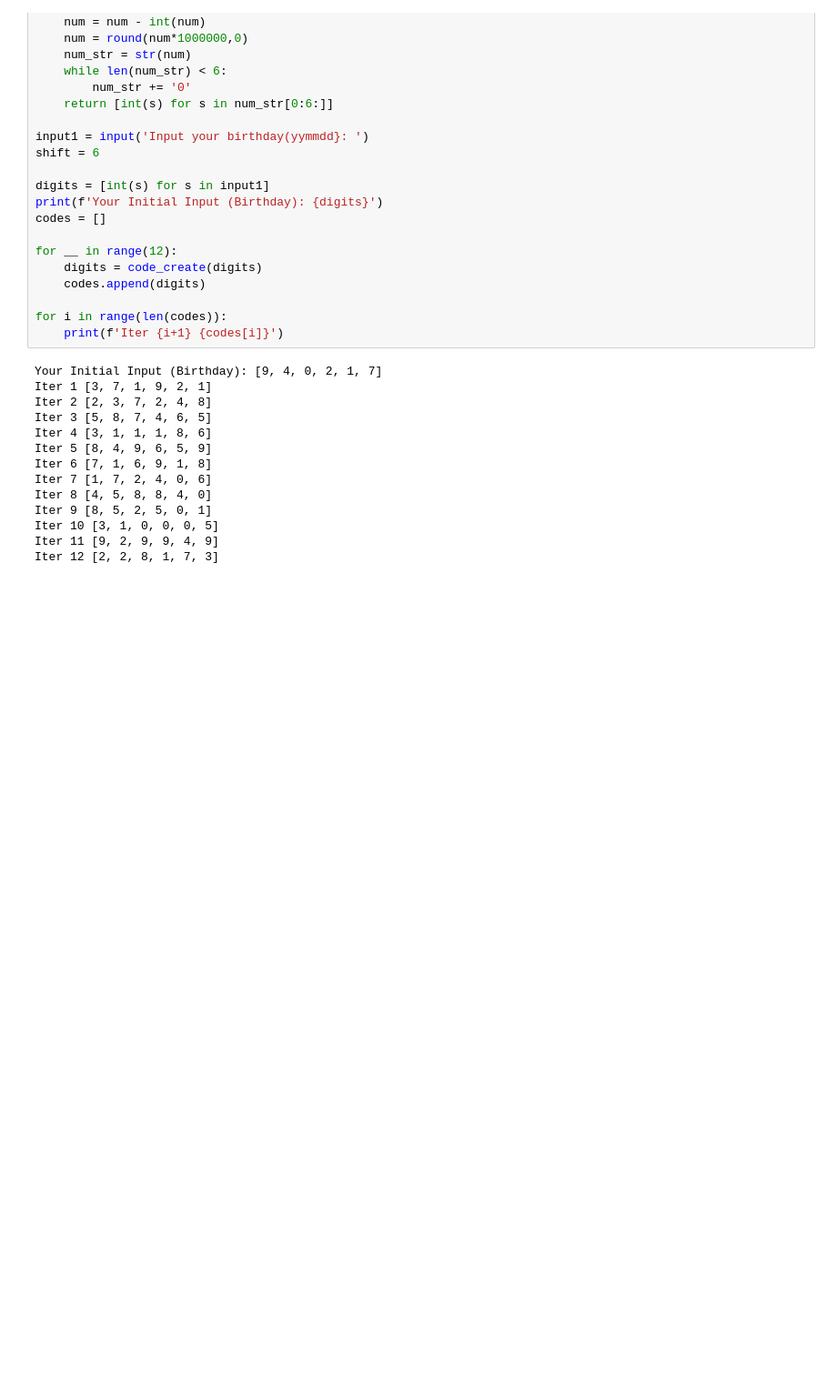
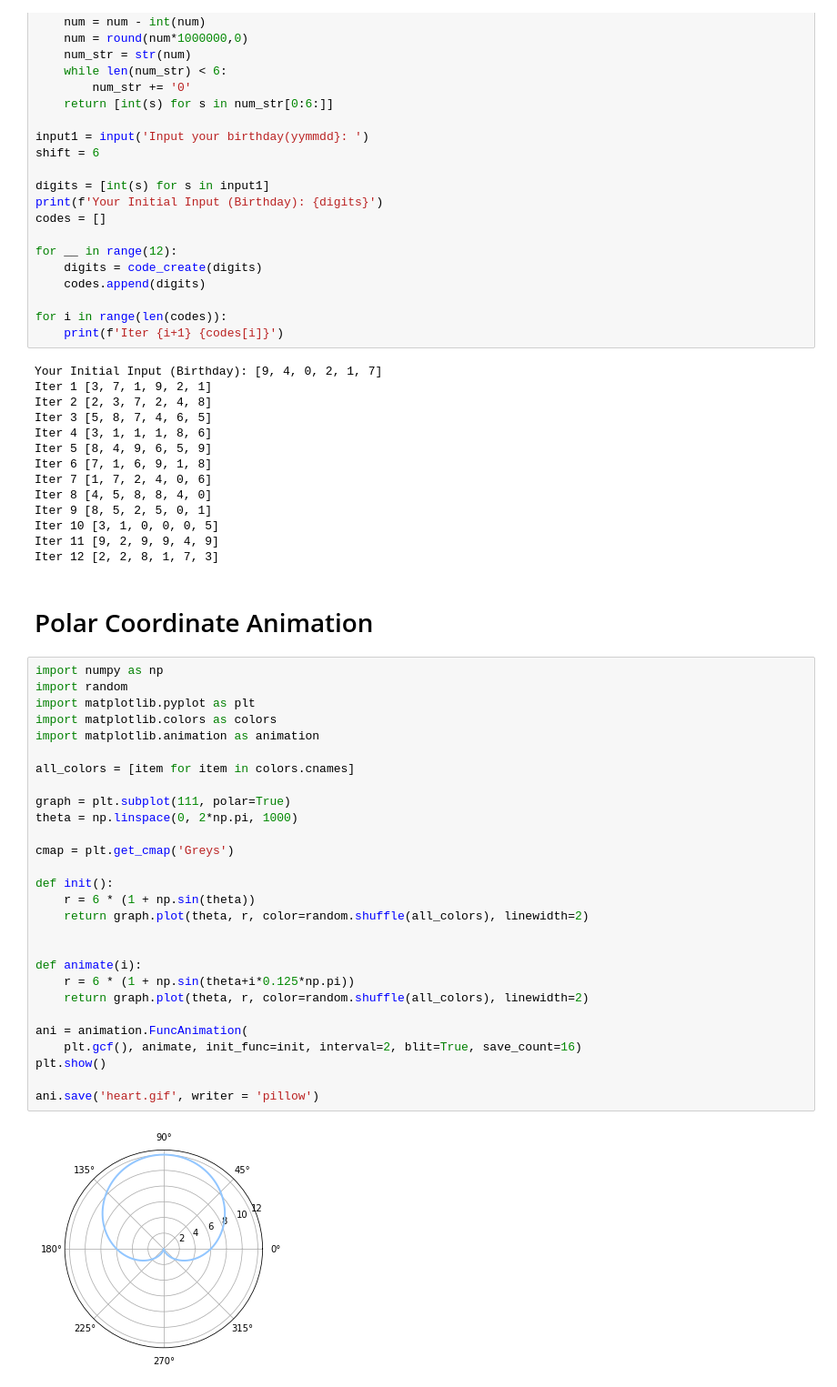
Before and after one commit to YJCheng1210/Thesis, a Jupyter notebook: Thesis.ipynb, the cells around one changed output. Shown: that part at 91% size. Cells and saved outputs as stored; diff of their text form; blank space fills up the shorter version.

```diff
--- a/Thesis.ipynb
+++ b/Thesis.ipynb
@@ -43,3 +43,35 @@ Iter 9 [8, 5, 2, 5, 0, 1]
 Iter 10 [3, 1, 0, 0, 0, 5]
 Iter 11 [9, 2, 9, 9, 4, 9]
 Iter 12 [2, 2, 8, 1, 7, 3]
+# %% [markdown]
+# Polar Coordinate Animation
+# %%
+import numpy as np
+import random
+import matplotlib.pyplot as plt
+import matplotlib.colors as colors
+import matplotlib.animation as animation
+
+all_colors = [item for item in colors.cnames]
+
+graph = plt.subplot(111, polar=True)
+theta = np.linspace(0, 2*np.pi, 1000)
+
+cmap = plt.get_cmap('Greys')
+
+def init():
+    r = 6 * (1 + np.sin(theta))
+    return graph.plot(theta, r, color=random.shuffle(all_colors), linewidth=2)
+
+
+def animate(i):
+    r = 6 * (1 + np.sin(theta+i*0.125*np.pi))
+    return graph.plot(theta, r, color=random.shuffle(all_colors), linewidth=2)
+
+ani = animation.FuncAnimation(
+    plt.gcf(), animate, init_func=init, interval=2, blit=True, save_count=16)
+plt.show()
+
+ani.save('heart.gif', writer = 'pillow')
+# %% [output]
+[figure, added]
```
